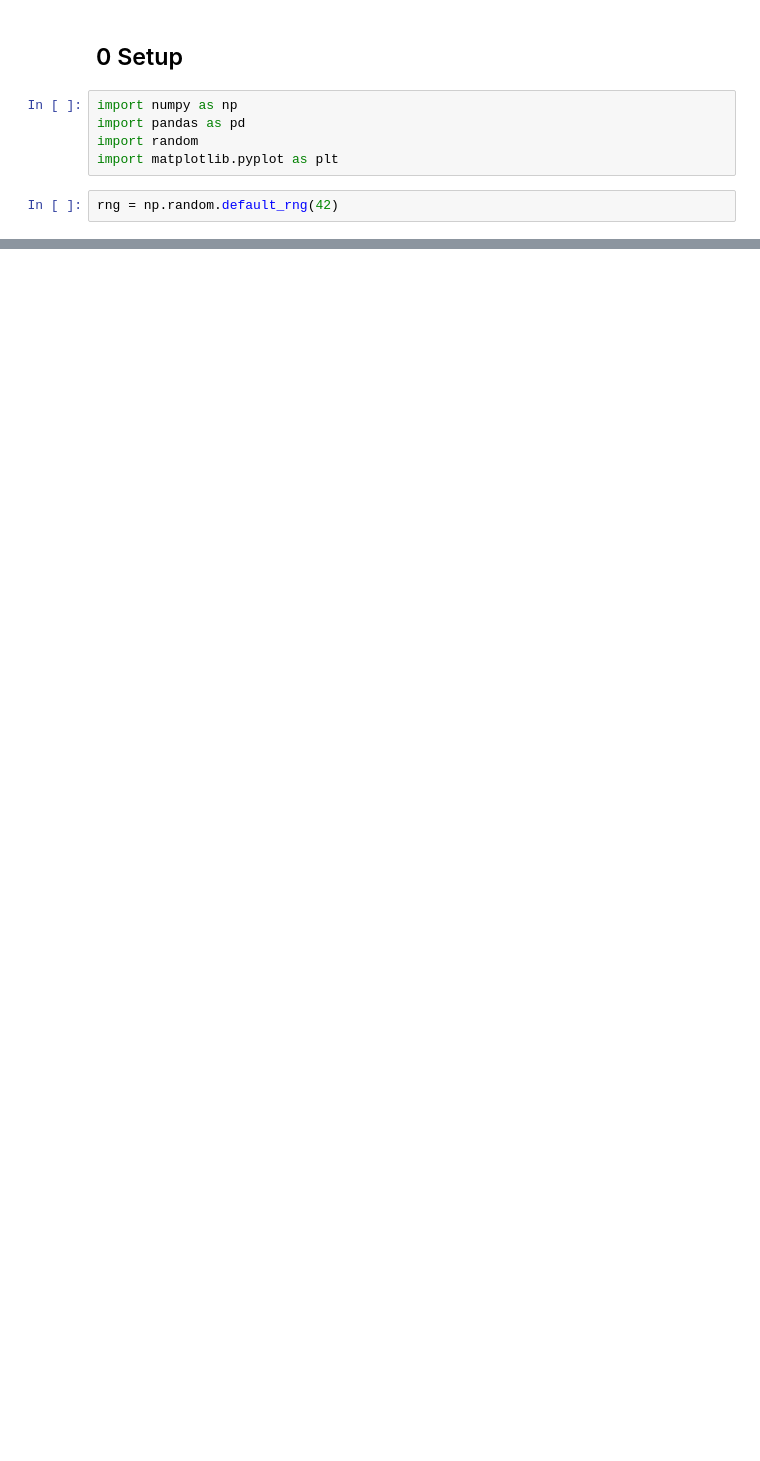
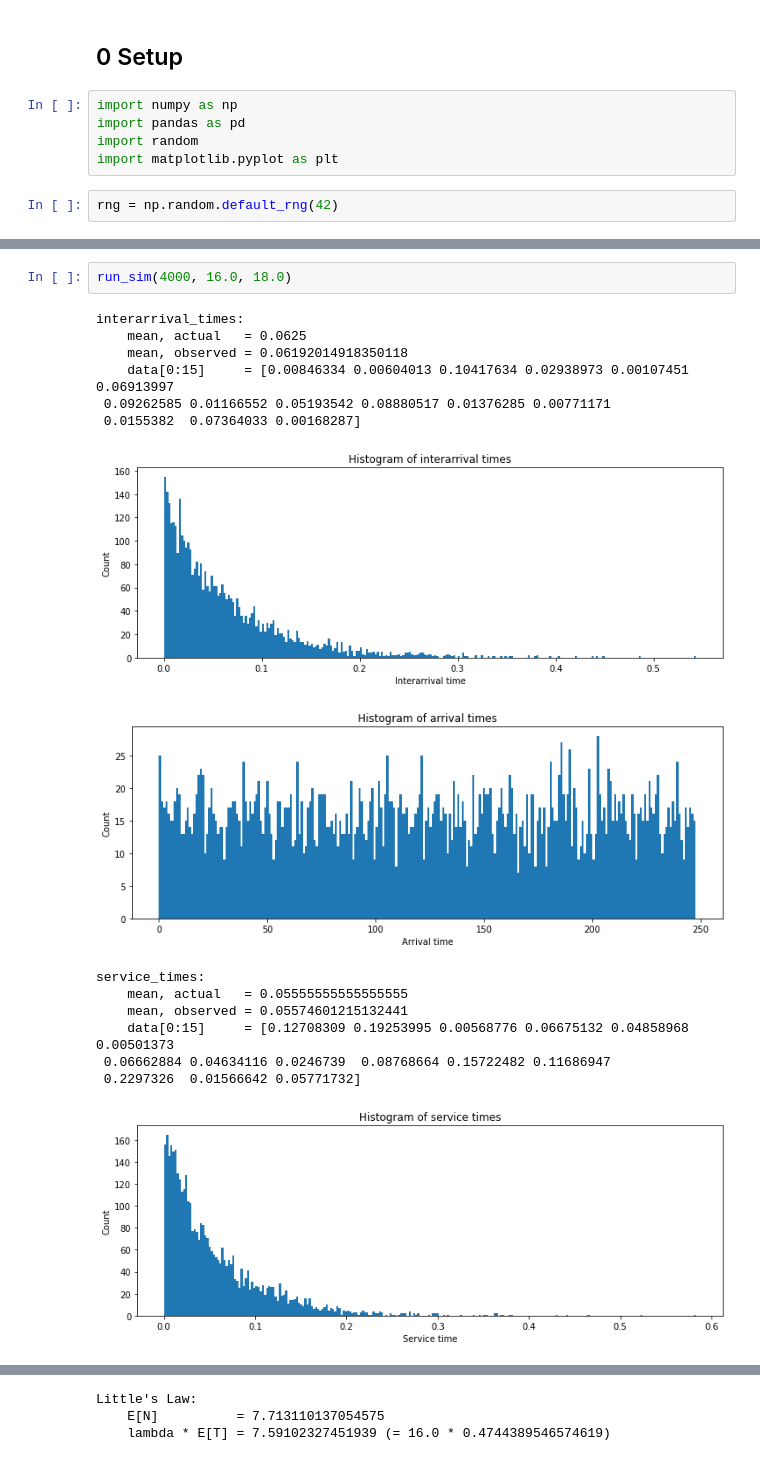
Before and after one commit to williewheeler/stats-demos, a Jupyter notebook: queueing/single-queue-sim.ipynb, the cells around one changed output, grey strips where cells are left out. Drawn from its saved outputs; the diff is of its cells as text; blank space fills up the shorter version.

```diff
--- a/queueing/single-queue-sim.ipynb
+++ b/queueing/single-queue-sim.ipynb
@@ -347,0 +344,18 @@ mean_wait_time + mean_service_time =0.34222110952860696
+# %%
+run_sim(4000, 16.0, 18.0)
+# %% [output]
+interarrival_times:
+    mean, actual   = 0.0625
+    mean, observed = 0.06192014918350118
+    data[0:15]     = [0.00846334 0.00604013 0.10417634 0.02938973 0.00107451 0.06913997
+ 0.09262585 0.01166552 0.05193542 0.08880517 0.01376285 0.00771171
+ 0.0155382  0.07364033 0.00168287]
+[figure, added]
+[figure, added]
+service_times:
+    mean, actual   = 0.05555555555555555
+    mean, observed = 0.05574601215132441
+    data[0:15]     = [0.12708309 0.19253995 0.00568776 0.06675132 0.04858968 0.00501373
+ 0.06662884 0.04634116 0.0246739  0.08768664 0.15722482 0.11686947
+ 0.2297326  0.01566642 0.05771732]
+[figure, added]
@@ -347,0 +385,3 @@ mean_wait_time + mean_service_time =0.34222110952860696
+Little's Law:
+    E[N]          = 7.713110137054575
+    lambda * E[T] = 7.59102327451939 (= 16.0 * 0.4744389546574619)
```
Also changed, not shown: parts of 63 cells of this notebook.
